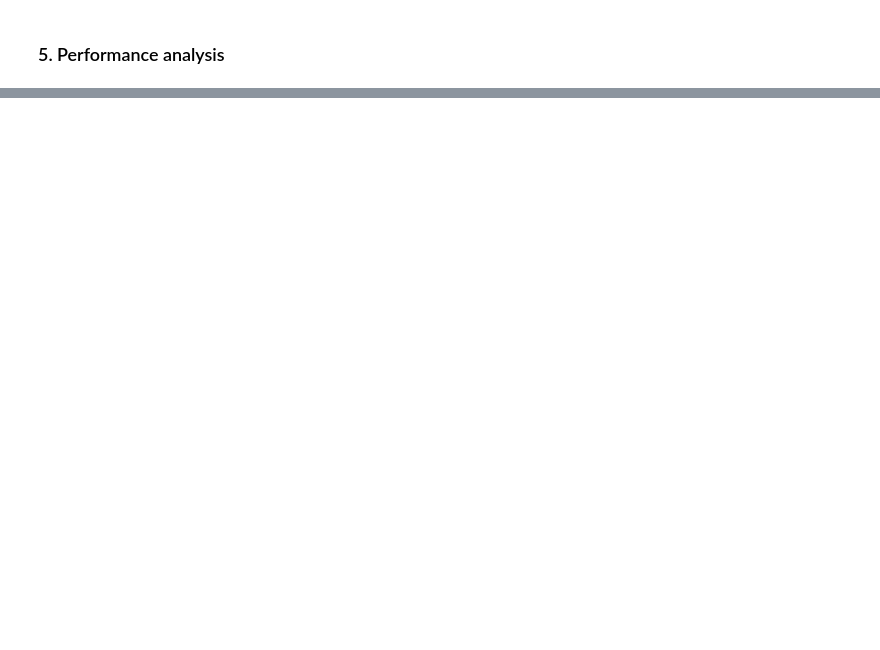
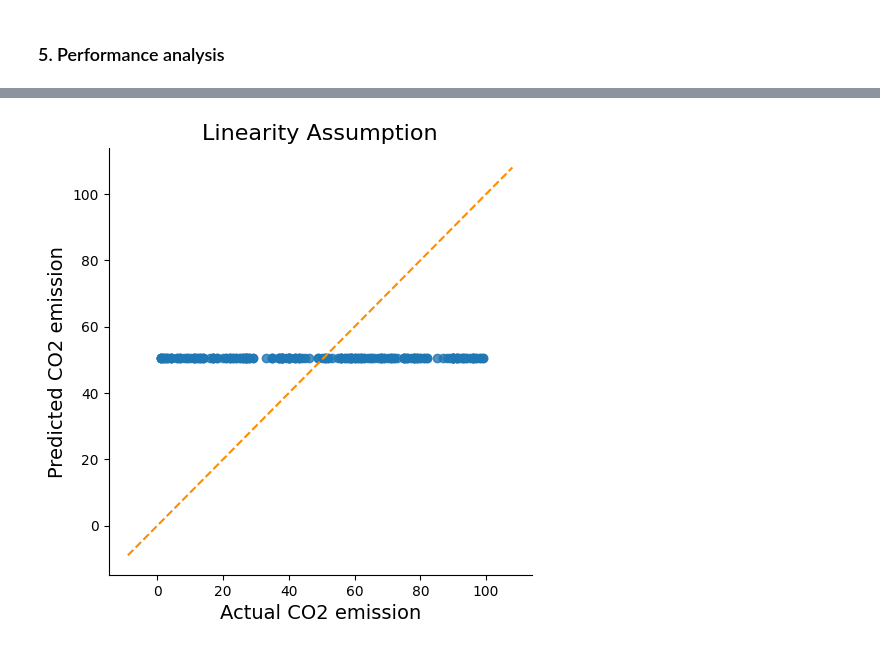
Before and after one commit to jewbe22/eecs3401-group2-groupProject, a Jupyter notebook: src/CO2_emission.ipynb, the cells around one changed output, grey strips where cells are left out. Drawn from its saved outputs; the diff is of its cells as text; code cells hidden in the pictures; blank space fills up the shorter version.

```diff
--- a/src/CO2_emission.ipynb
+++ b/src/CO2_emission.ipynb
@@ -169,0 +236,22 @@ plt.ylim(0,40)
+# %%
+#replace co2_emission with scaled one
+plot_columns = ['actual_CO2_emission','predicted_emission']
+Y = pd.DataFrame(data=np.concatenate((y_test, np.reshape(a=y_pred, newshape=y_test.shape)), axis=1),
+                columns=plot_columns)
+# %%
+
+
+sns.lmplot(x=plot_columns[0], y=plot_columns[1], data=Y ,fit_reg=False)
+
+# Plotting the diagonal line
+line_coords = np.arange(start=Y[plot_columns].min().min()-10,
+                        stop=Y[plot_columns].max().max()+10)
+plt.plot(line_coords, line_coords,  # X and y points
+         color='darkorange', linestyle='--')
+
+plt.ylabel('Predicted CO2 emission', fontsize=14)
+plt.xlabel('Actual CO2 emission', fontsize=14)
+plt.title('Linearity Assumption', fontsize=16)
+plt.show()
+# %% [output]
+[figure, added]
```
Also changed, not shown: parts of 10 cells of this notebook.
